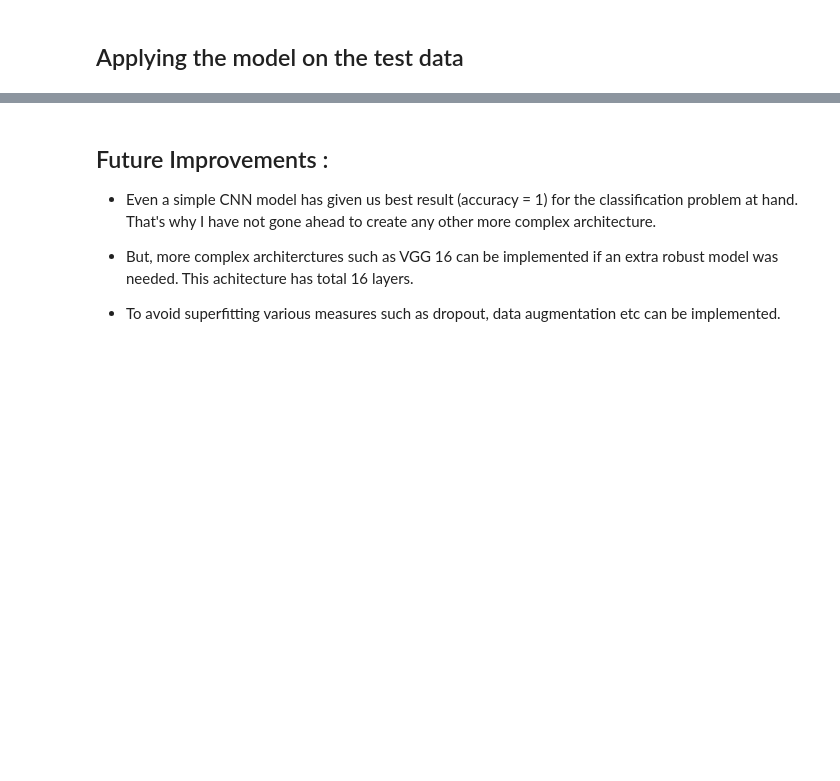
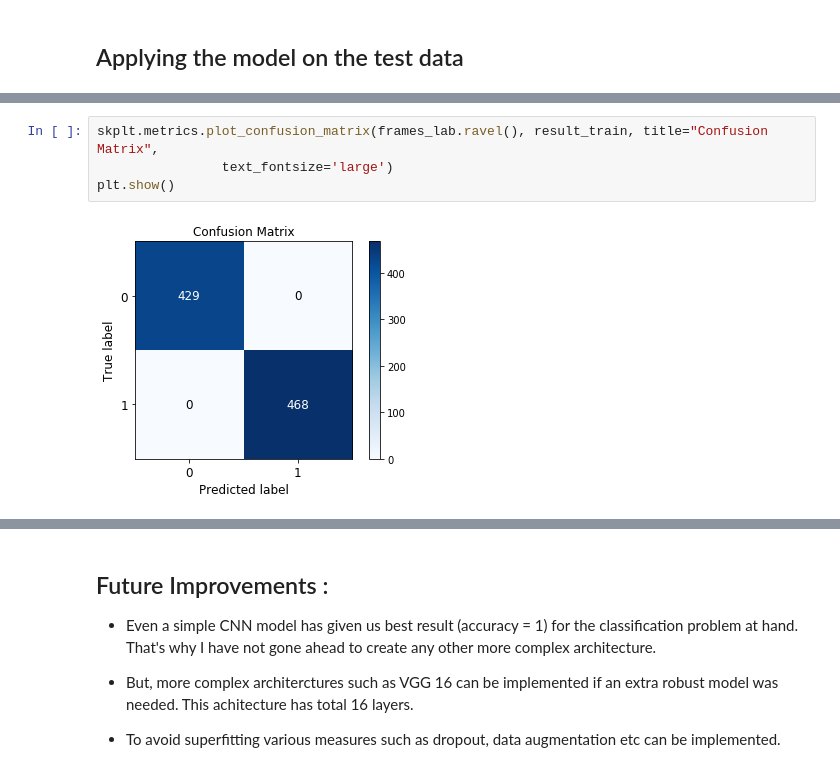
Before and after one commit to pranavrajwade/Frames-Extraction-and-Image-Classification, a Jupyter notebook: Image_Classification_ExactSpace.ipynb, the cells around one changed output, grey strips where cells are left out. Cells and saved outputs as stored; diff of their text form; blank space fills up the shorter version.

```diff
--- a/Image_Classification_ExactSpace.ipynb
+++ b/Image_Classification_ExactSpace.ipynb
@@ -395,0 +470,6 @@ array([[0.],
+# %%
+skplt.metrics.plot_confusion_matrix(frames_lab.ravel(), result_train, title="Confusion Matrix",
+                text_fontsize='large')
+plt.show()
+# %% [output]
+[figure, added]
```
Also changed, not shown: parts of 28 cells of this notebook.
